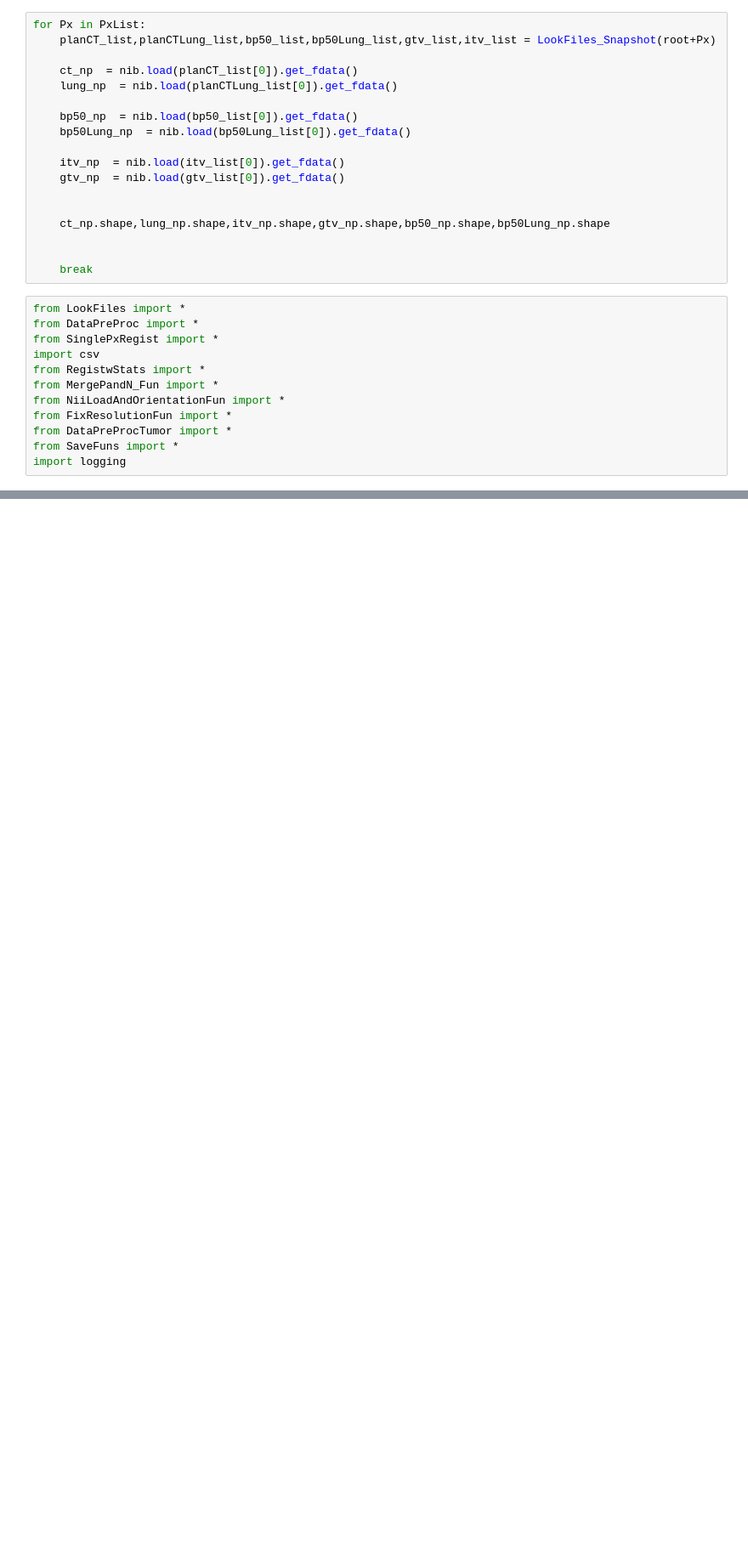
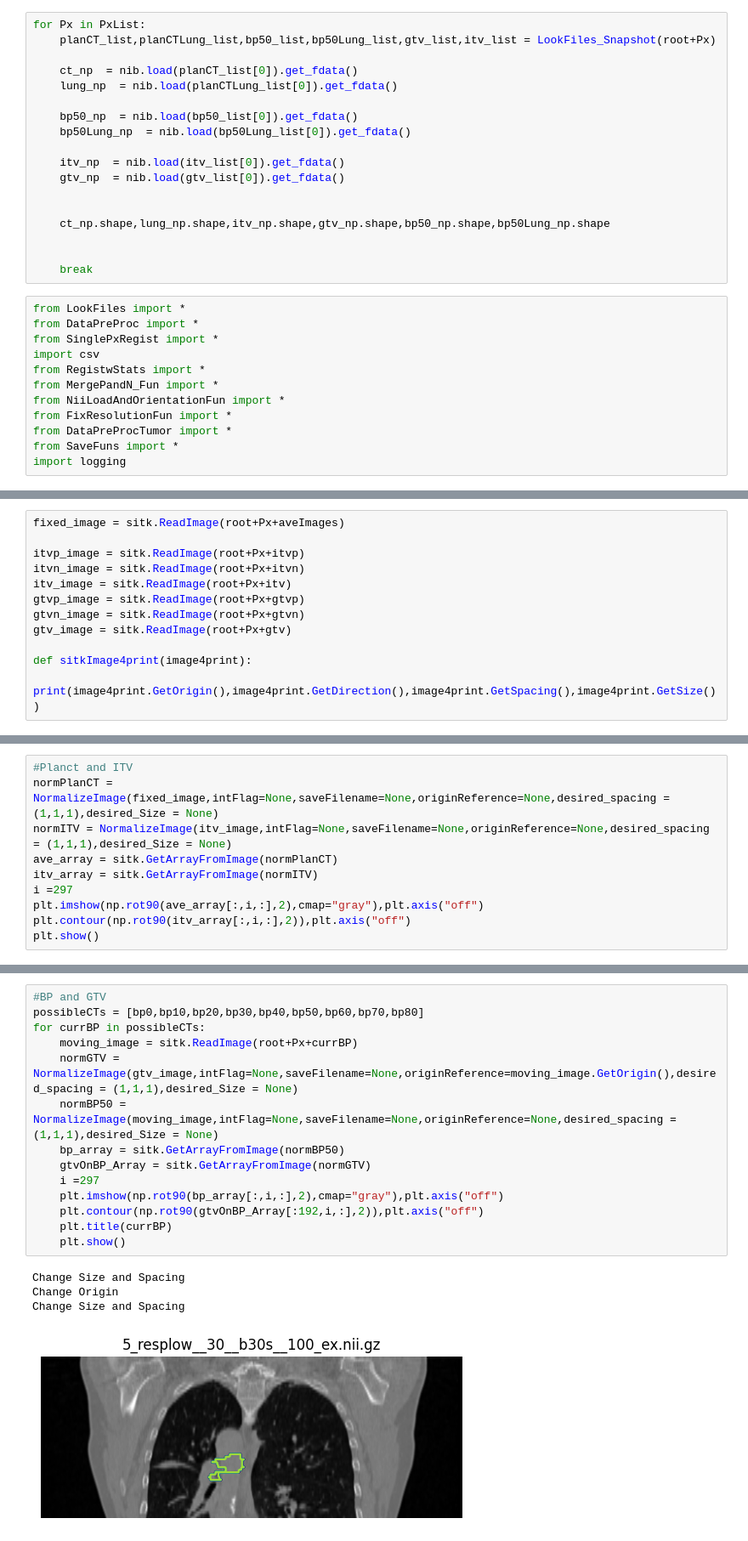
Before and after one commit to ldelaoa/DataPreProc, a Jupyter notebook: SimpleDisplay.ipynb, the cells around one changed output, grey strips where cells are left out. Shown at 85% size. Cells and saved outputs as stored; diff of their text form; blank space fills up the shorter version.

Commit message:
Fix Origin

```diff
--- a/SimpleDisplay.ipynb
+++ b/SimpleDisplay.ipynb
@@ -136,0 +141,12 @@ Pre (1, 650, 650, 400) Post Crop Shape (320, 320, 320)
+# %%
+fixed_image = sitk.ReadImage(root+Px+aveImages)
+
+itvp_image = sitk.ReadImage(root+Px+itvp)
+itvn_image = sitk.ReadImage(root+Px+itvn)
+itv_image = sitk.ReadImage(root+Px+itv)
+gtvp_image = sitk.ReadImage(root+Px+gtvp)
+gtvn_image = sitk.ReadImage(root+Px+gtvn)
+gtv_image = sitk.ReadImage(root+Px+gtv)
+
+def sitkImage4print(image4print):
+    print(image4print.GetOrigin(),image4print.GetDirection(),image4print.GetSpacing(),image4print.GetSize())
@@ -136,0 +156,10 @@ Pre (1, 650, 650, 400) Post Crop Shape (320, 320, 320)
+# %%
+#Planct and ITV
+normPlanCT = NormalizeImage(fixed_image,intFlag=None,saveFilename=None,originReference=None,desired_spacing = (1,1,1),desired_Size = None)
+normITV = NormalizeImage(itv_image,intFlag=None,saveFilename=None,originReference=None,desired_spacing = (1,1,1),desired_Size = None)
+ave_array = sitk.GetArrayFromImage(normPlanCT)
+itv_array = sitk.GetArrayFromImage(normITV)
+i =297
+plt.imshow(np.rot90(ave_array[:,i,:],2),cmap="gray"),plt.axis("off")
+plt.contour(np.rot90(itv_array[:,i,:],2)),plt.axis("off")
+plt.show()
@@ -136,0 +172,19 @@ Pre (1, 650, 650, 400) Post Crop Shape (320, 320, 320)
+# %%
+#BP and GTV
+possibleCTs = [bp0,bp10,bp20,bp30,bp40,bp50,bp60,bp70,bp80]
+for currBP in possibleCTs:
+    moving_image = sitk.ReadImage(root+Px+currBP)
+    normGTV = NormalizeImage(gtv_image,intFlag=None,saveFilename=None,originReference=moving_image.GetOrigin(),desired_spacing = (1,1,1),desired_Size = None)
+    normBP50 = NormalizeImage(moving_image,intFlag=None,saveFilename=None,originReference=None,desired_spacing = (1,1,1),desired_Size = None)
+    bp_array = sitk.GetArrayFromImage(normBP50)
+    gtvOnBP_Array = sitk.GetArrayFromImage(normGTV)
+    i =297
+    plt.imshow(np.rot90(bp_array[:,i,:],2),cmap="gray"),plt.axis("off")
+    plt.contour(np.rot90(gtvOnBP_Array[:192,i,:],2)),plt.axis("off")
+    plt.title(currBP)
+    plt.show()
+# %% [output]
+Change Size and Spacing
+Change Origin
+Change Size and Spacing
+[figure, added]
```
Also changed, not shown: parts of 14 cells of this notebook, 4 other files.
